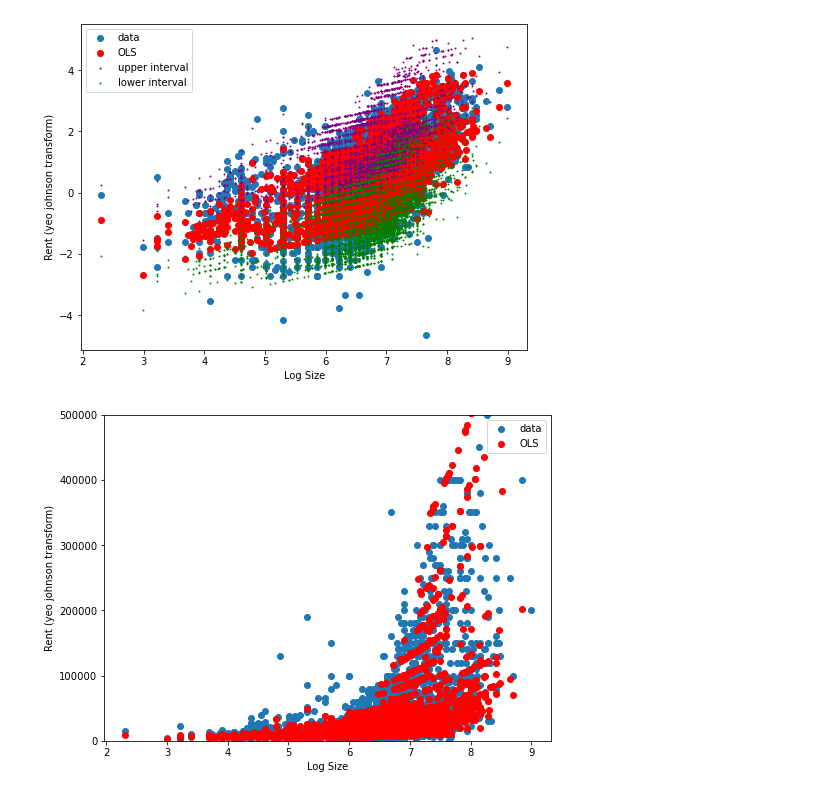
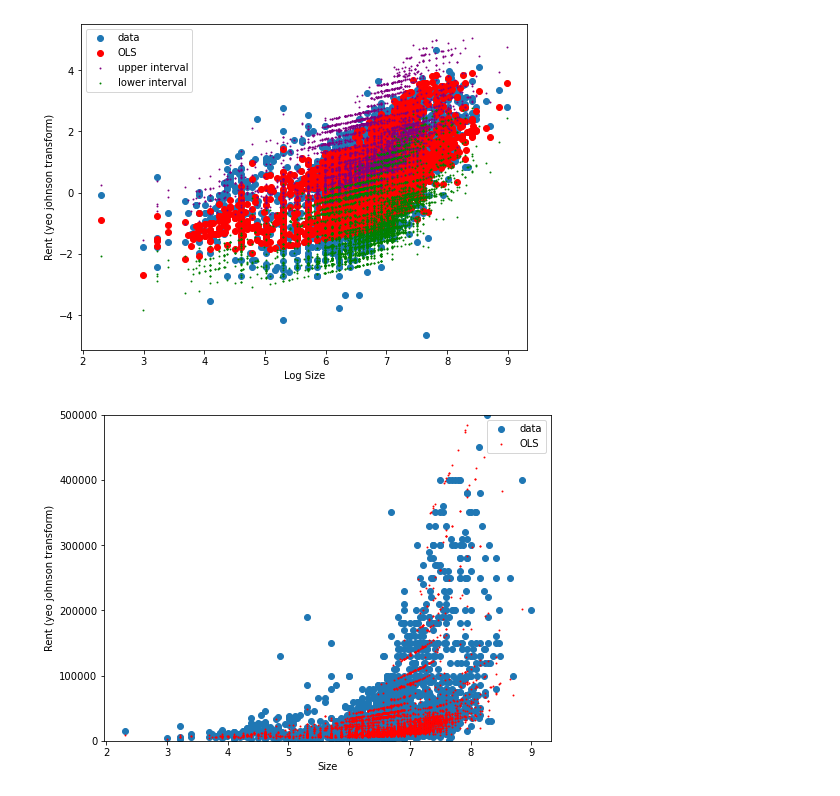
Before and after one commit to Cemlyn/UK-Housing-Market, a Jupyter notebook: Regression-Techniques/PredictingHousePrices-Kaggle.ipynb, the cells around one changed output. Cells and saved outputs as stored; diff of their text form; code cells hidden in the pictures.

```diff
--- a/Regression-Techniques/PredictingHousePrices-Kaggle.ipynb
+++ b/Regression-Techniques/PredictingHousePrices-Kaggle.ipynb
@@ -295,26 +278,26 @@ plt.show()
 # %%
 pred_ols = model.predict_with_intervals(X)
 pred_ols
 iv_l = transformer.inverse_transform(pred_ols["iv_l"].values.ravel().reshape(-1,1))
 iv_u = transformer.inverse_transform(pred_ols["iv_u"].values.ravel().reshape(-1,1))
 mean = transformer.inverse_transform(pred_ols["mean"].values.ravel().reshape(-1,1))
 
 fig, ax = plt.subplots(figsize=(8, 6))
 
 x = df['log_size'].ravel()
 y = df['Rent'].ravel()
 ax.scatter(x,y, label="data")
-ax.scatter(x, mean, c="r", label="OLS")
+ax.scatter(x, mean, c="r", label="OLS",s=0.9)
 #ax.scatter(x, iv_u, c="purple",s=0.9,label='upper interval')
 #ax.scatter(x, iv_l, c="green",s=0.9,label='lower interval')
 #ax.legend(loc="best")
 plt.ylim(0,5*10**5)
-plt.xlabel("Log Size")
+plt.xlabel("Size")
 plt.ylabel('Rent (yeo johnson transform)')
 plt.legend()
 plt.show()
 # %% [output]
-[figure, old version]
+[figure, new version]
 # %%
 predictions = pd.DataFrame(pred_ols)
 predictions['iv_l'] = transformer.inverse_transform(predictions[['iv_l']])
```
Also changed, not shown: parts of 16 cells of this notebook, 3 other files.
